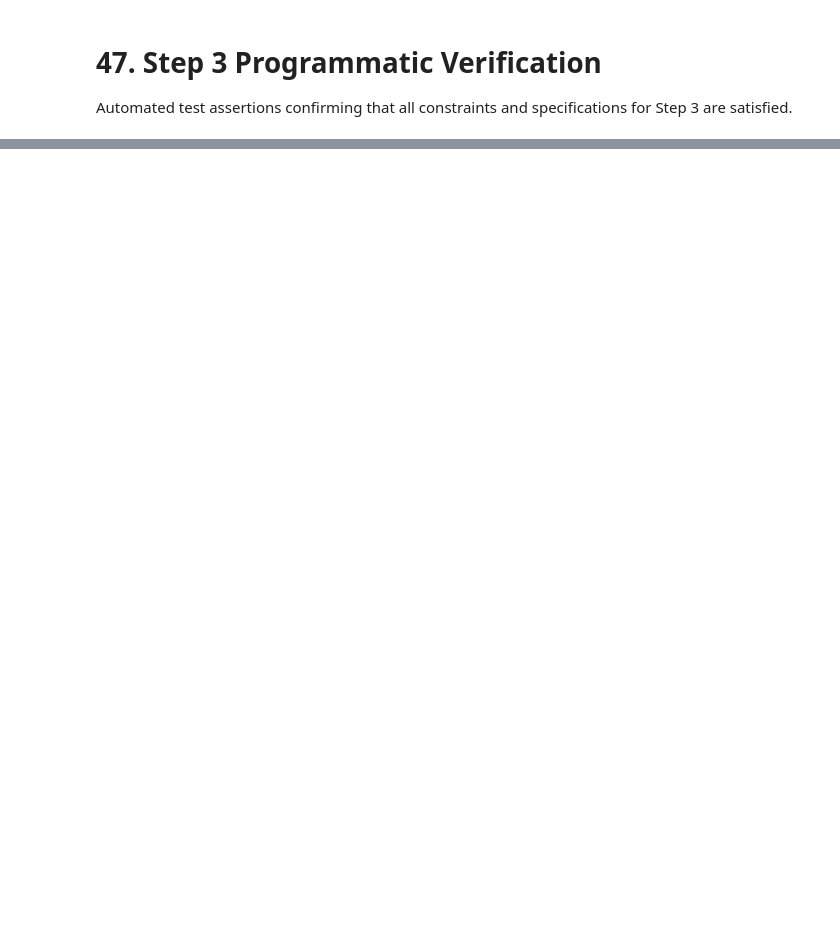
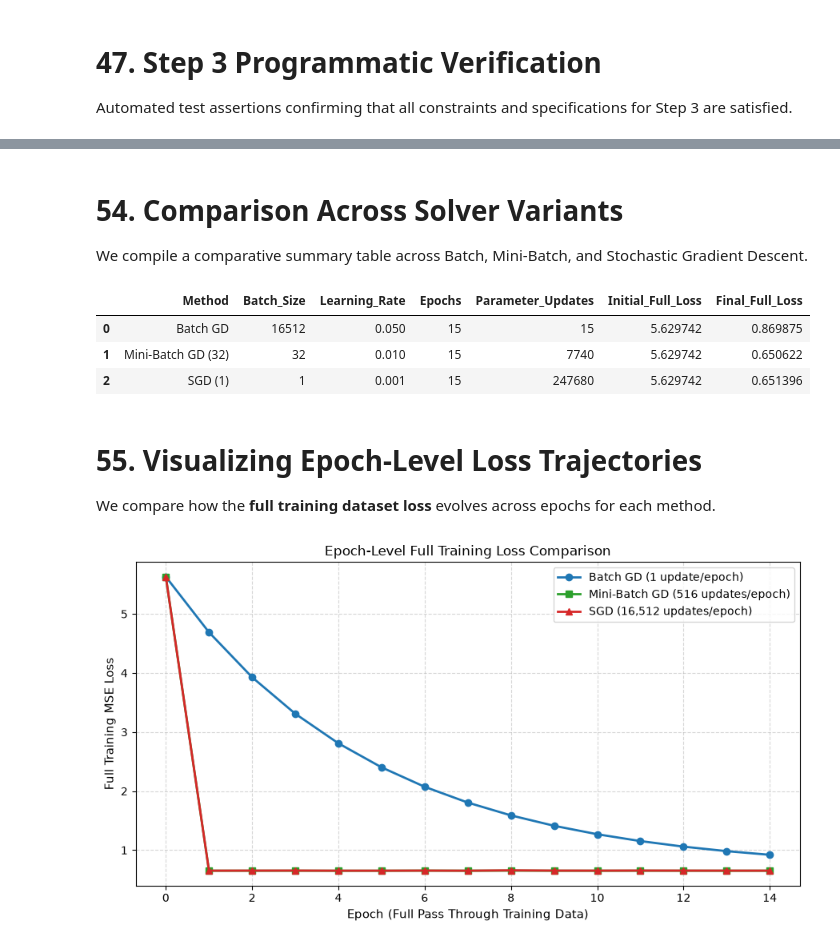
Before and after one commit to abed-dvp/california-housing-training-optimization, a Jupyter notebook: notebook.ipynb, the cells around one changed output, grey strips where cells are left out. Saved outputs shown, nothing was run; the diff lists cells and outputs as text; code cells hidden in the pictures; blank space fills up the shorter version.

Commit message:
Compare gradient descent solver variants

```diff
--- a/notebook.ipynb
+++ b/notebook.ipynb
@@ -1444,0 +1474,5 @@ print("\u2713 All Step 3 programmatic verifications passed successfully!")
+# %%
+# Verify dimensions and identical zero initialization
+N_train, p_features = X_multi_scaled.shape
+print(f"Standardized training design matrix shape: {X_multi_scaled.shape}")
+print(f"Target vector shape:                       {y_raw_vec.shape}")
@@ -1444,0 +1660,63 @@ print("\u2713 All Step 3 programmatic verifications passed successfully!")
+# %% [markdown]
+# 54. Comparison Across Solver Variants
+
+We compile a comparative summary table across Batch, Mini-Batch, and Stochastic Gradient Descent.
+# %%
+solver_comparison = [
+    {
+        "Method": "Batch GD",
+        "Batch_Size": N_train,
+        "Learning_Rate": lr_batch,
+        "Epochs": epochs_compare,
+        "Parameter_Updates": epochs_compare * 1,
+        "Initial_Full_Loss": batch_epoch_history[0]["full_loss"],
+        "Final_Full_Loss": final_batch_loss
+    },
+    {
+        "Method": "Mini-Batch GD (32)",
+        "Batch_Size": batch_size_mb,
+        "Learning_Rate": lr_mb,
+        "Epochs": epochs_compare,
+        "Parameter_Updates": epochs_compare * int(np.ceil(N_train / batch_size_mb)),
+        "Initial_Full_Loss": mb_epoch_history[0]["full_loss"],
+        "Final_Full_Loss": final_mb_loss
+    },
+    {
+        "Method": "SGD (1)",
+        "Batch_Size": 1,
+        "Learning_Rate": lr_sgd,
+        "Epochs": epochs_compare,
+        "Parameter_Updates": epochs_compare * N_train,
+        "Initial_Full_Loss": sgd_epoch_history[0]["full_loss"],
+        "Final_Full_Loss": final_sgd_loss
+    }
+]
+
+solver_df = pd.DataFrame(solver_comparison)
+solver_df
+# %% [output]
+|  | Method | Batch_Size | Learning_Rate | Epochs | Parameter_Updates | Initial_Full_Loss | Final_Full_Loss |
+| 0 | Batch GD | 16512 | 0.050 | 15 | 15 | 5.629742 | 0.869875 |
+| 1 | Mini-Batch GD (32) | 32 | 0.010 | 15 | 7740 | 5.629742 | 0.650622 |
+| 2 | SGD (1) | 1 | 0.001 | 15 | 247680 | 5.629742 | 0.651396 |
+# %% [markdown]
+# 55. Visualizing Epoch-Level Loss Trajectories
+
+We compare how the **full training dataset loss** evolves across epochs for each method.
+# %%
+plt.figure(figsize=(9, 5))
+
+ep_range = list(range(epochs_compare))
+plt.plot(ep_range, [h["full_loss"] for h in batch_epoch_history], marker="o", linewidth=2, color="#1f77b4", label="Batch GD (1 update/epoch)")
+plt.plot(ep_range, [h["full_loss"] for h in mb_epoch_history], marker="s", linewidth=2, color="#2ca02c", label="Mini-Batch GD (516 updates/epoch)")
+plt.plot(ep_range, [h["full_loss"] for h in sgd_epoch_history], marker="^", linewidth=2, color="#d62728", label="SGD (16,512 updates/epoch)")
+
+plt.title("Epoch-Level Full Training Loss Comparison", fontsize=12)
+plt.xlabel("Epoch (Full Pass Through Training Data)", fontsize=11)
+plt.ylabel("Full Training MSE Loss", fontsize=11)
+plt.grid(True, linestyle="--", alpha=0.5)
+plt.legend(frameon=True)
+plt.tight_layout()
+plt.show()
+# %% [output]
+[figure, added]
```
Also changed, not shown: parts of 38 cells of this notebook, 1 other file.
